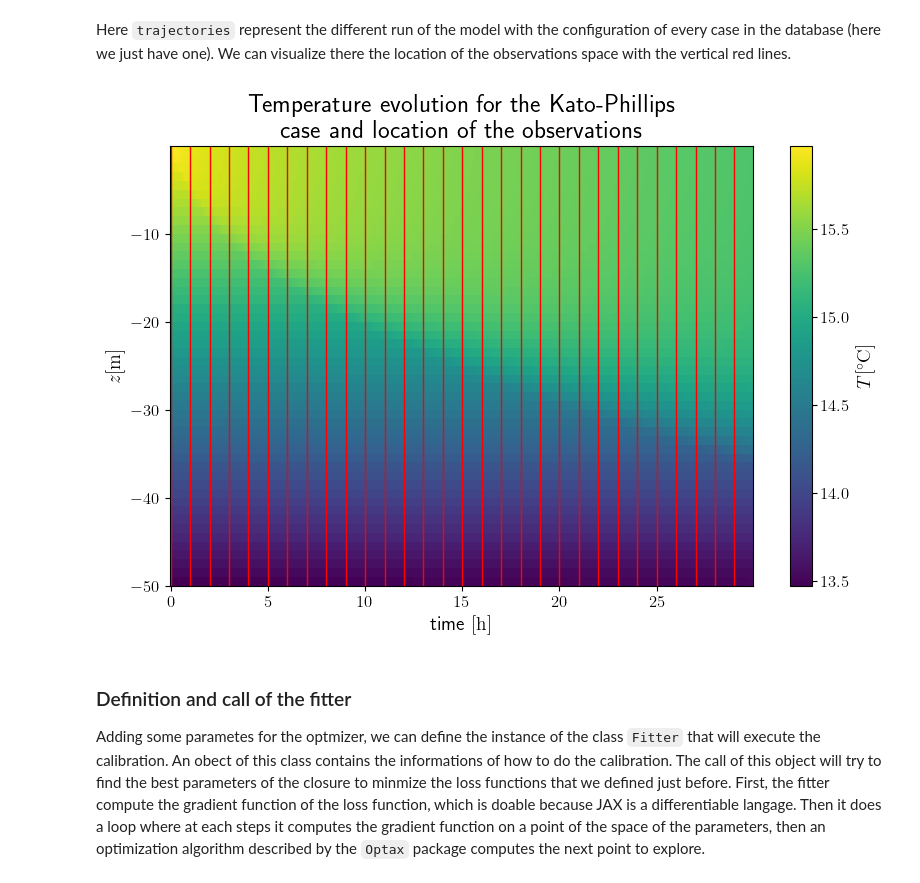
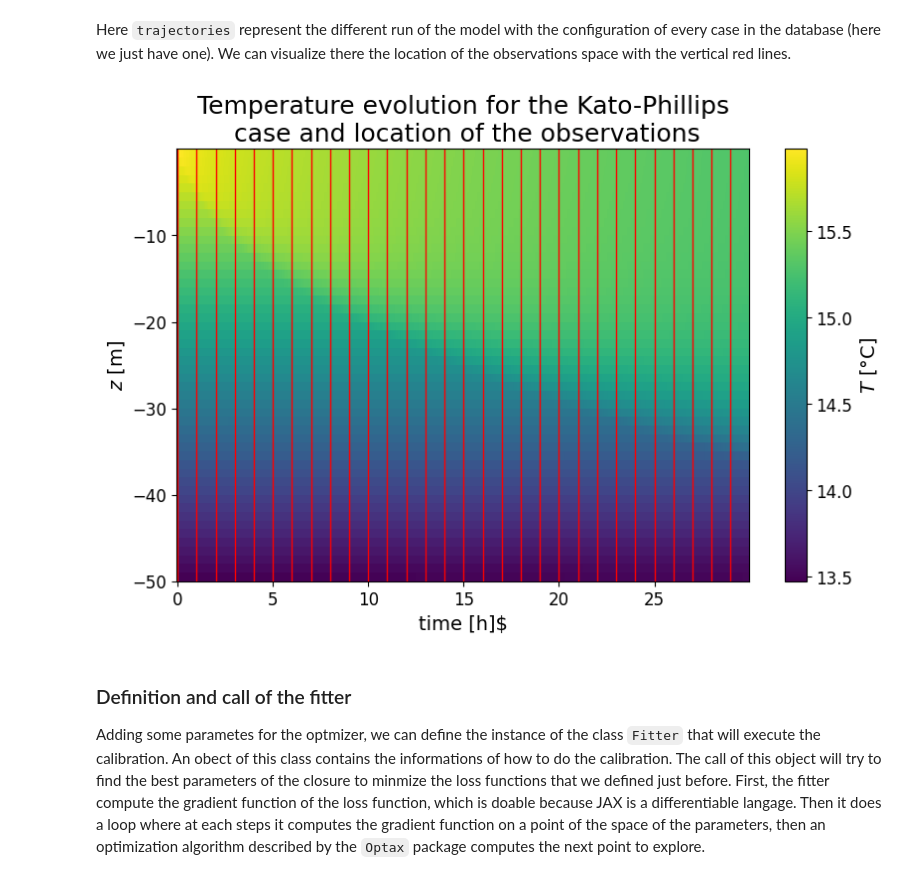
Before and after one commit to meom-group/tunax, a Jupyter notebook: notebooks/k-epsilon_Kato-Phillips.ipynb, the cells around one changed output. Cells and saved outputs as stored; diff of their text form; code cells hidden in the pictures.

```diff
--- a/notebooks/k-epsilon_Kato-Phillips.ipynb
+++ b/notebooks/k-epsilon_Kato-Phillips.ipynb
@@ -2,6 +2,8 @@
 # Perfect model $k-\varepsilon$ calibration on Kato-Phillips case
 In this notebook, we will demonstrate how get started with _Tunax_ to run a forward model and do a perfect model calibration. Our approach will use the $k-\varepsilon$ closure and will be based on the idealized Kato-Phillips [1] case. This case is characterized by the absence of heat flux and the presence of uniform zonal wind forcing. In a _perfect-model_ framework, the “observations” used for calibration are outputs of a forward model run, generated using a specific set of $k-\varepsilon$ parameters. The goal is for _Tunax_ to successfully retrieve these original parameters through the calibration process.
 # %%
+import os
+import shutil
 import jax.numpy as jnp
 import numpy as np
 import matplotlib.pyplot as plt
@@ -9,9 +11,9 @@ from matplotlib.pyplot import Figure, Axes
 from typing import List, Tuple, TypeAlias
 subplot_1D_type: TypeAlias = Tuple[Figure, List[Axes]]
 subplot_2D_type: TypeAlias = Tuple[Figure, List[List[Axes]]]
-plt.rc('text', usetex=True)
+latex_installed = shutil.which("latex") is not None
 plt.rcParams.update({
-    'text.usetex': True,
+    'text.usetex': latex_installed,
     'figure.figsize': (8, 5),
     'axes.titlesize': 18,
     'figure.titlesize': 18,
@@ -273,22 +289,28 @@ Here `trajectories` represent the different run of the model with the configurat
 # %%
 time = traj_obs.time/3600
 x, y = jnp.meshgrid(time, traj_obs.grid.zr)
 
 fig, ax = plt.subplots()
 fig.tight_layout()
 
 pcm = ax.pcolormesh(x, y, traj_obs.t.transpose(), shading='nearest')
-fig.colorbar(pcm, label=r'$T [{}^\circ\mathrm C]$')
-
-ax.set_xlabel(r'time $[\mathrm h]$')
-ax.set_ylabel(r'$z [\mathrm m]$')
-ax.set_title('Temperature evolution for the Kato-Phillips\n case and location of the observations')
 for t in time[::12]:
     ax.axvline(x=t, color='r', linewidth=1)
+cb = fig.colorbar(pcm)
+
+if latex_installed:
+    ax.set_xlabel(r'\mathrm{time} $[\mathrm h]$')
+    ax.set_ylabel(r'$z [\mathrm m]$')
+    cb.set_label(r'$T [{}^\circ\mathrm C]$')
+else:
+    ax.set_xlabel('time [h]')
+    ax.set_ylabel('$z$ [m]')
+    cb.set_label('$T$ [°C]')
+ax.set_title('Temperature evolution for the Kato-Phillips\n case and location of the observations')
 
 plt.show()
 # %% [output]
-[figure, old version]
+[figure, new version]
 # %% [markdown]
 ### Definition and call of the fitter
 Adding some parametes for the optmizer, we can define the instance of the class `Fitter` that will execute the calibration. An obect of this class contains the informations of how to do the calibration. The call of this object will try to find the best parameters of the closure to minmize the loss functions that we defined just before. First, the fitter compute the gradient function of the loss function, which is doable because JAX is a differentiable langage. Then it does a loop where at each steps it computes the gradient function on a point of the space of the parameters, then an optimization algorithm described by the `Optax` package computes the next point to explore.
```
Also changed, not shown: parts of 6 cells of this notebook, 1 other file.
